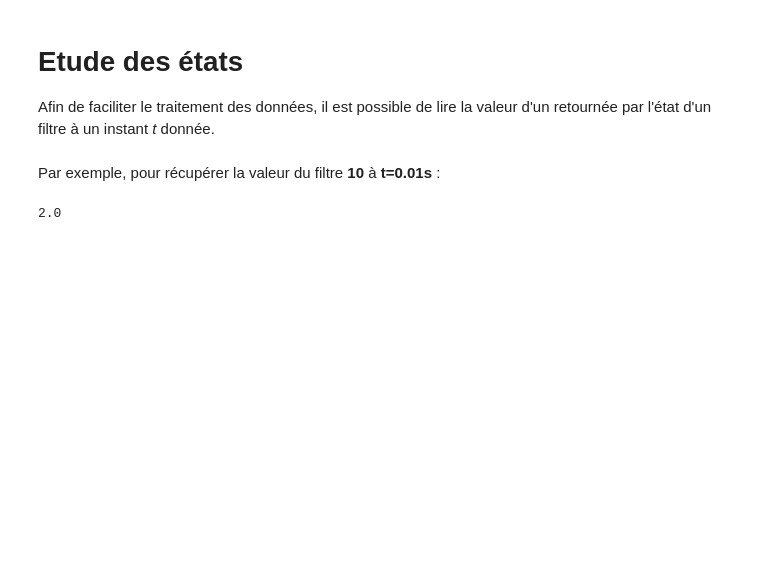
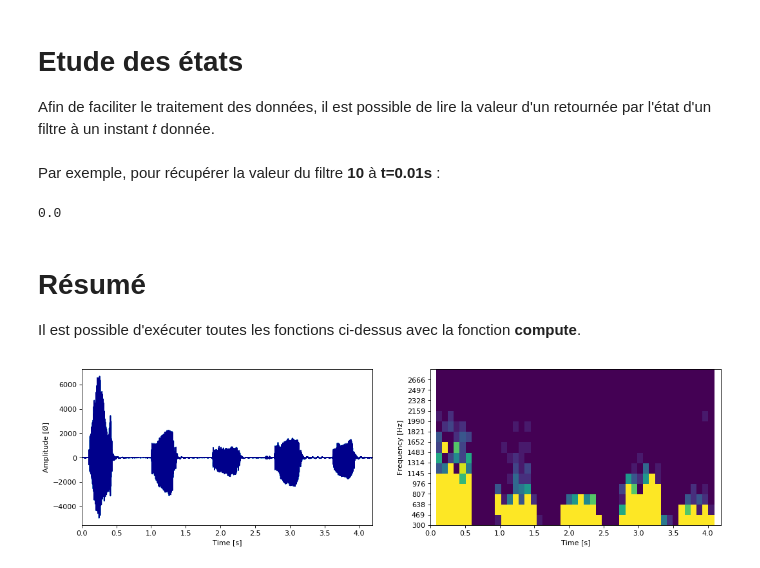
Before and after one commit to lowlighter/sound, a Jupyter notebook: Projet M1.ipynb, the cells around one changed output. Drawn from its saved outputs; the diff is of its cells as text; code cells hidden in the pictures; blank space fills up the shorter version.

```diff
--- a/Projet M1.ipynb
+++ b/Projet M1.ipynb
@@ -290,7 +350,52 @@ def state_at(filter_no, s):
     return rspectrum[filter_no][i]
 # %% [markdown]
 Par exemple, pour récupérer la valeur du filtre **10** à **t=0.01s** :
-# %%
-state_at(10, 0.01)
-# %% [output]
-2.0
+# %%
+state_at(15, 0, rspectrum, rtime)
+# %% [output]
+0.0
+# %% [markdown]
+# Résumé
+
+Il est possible d'exécuter toutes les fonctions ci-dessus avec la fonction **compute**.
+# %%
+#!masquer
+# Exécute le code dans sa totalité.
+# - file : Source du fichier à étudier
+# - fmin : Fréquence minimum
+# - fmax : Fréquence maximum
+# - nb_filters : Nombre de filtres
+# - step : Pas de génération des filtres
+# - q : Facteur de qualité
+# - n : Ordre du filtre
+# - time_res : Résolution temporelle
+# - amp_res : Résolution en amplitude
+# - psd_max : Amplitude maximum
+def compute(file, fmin, fmax, nb_filters, step, q, n, time_res, amp_res, psd_max):
+    # Récupération du fichier audio
+    fs, y = sw.read(file)
+    N = len(y)
+    t = np.linspace(0, N/fs, N)
+
+    # Filtrage
+    filters, filters_fq = gen_filters(fmin, fmax, nb_filters, q, n, fs, step)
+    filtered = gen_filtered(y, fs, filters)
+
+    # Traitement
+    ax, rspectrum, rfreqs, rtime = gen_data(filtered, fs, time_res, amp_res, psd_max)
+    plot_data(ax, y, t, rspectrum, rfreqs, rtime, step)
+# %%
+compute(
+    file="src/test2.wav",
+    fmin=300,
+    fmax=3000,
+    nb_filters=16,
+    step=round((fmax-fmin)/nb_filters),
+    q=3,
+    n=3,
+    time_res=0.5,
+    amp_res=4,
+    psd_max=0.00000000001
+)
+# %% [output]
+[figure, added]
```
Also changed, not shown: parts of 23 cells of this notebook, 1 other file.
